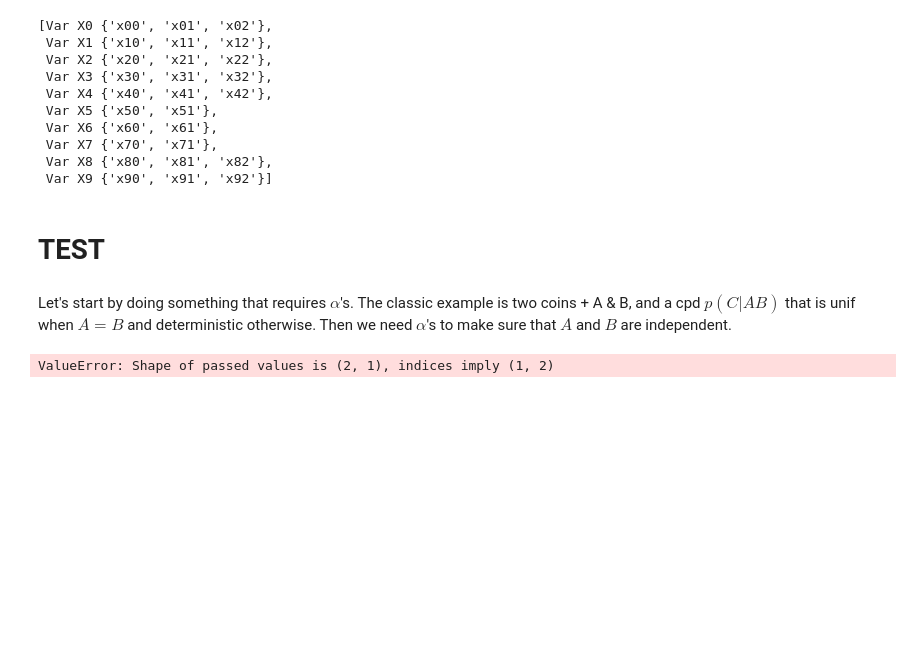
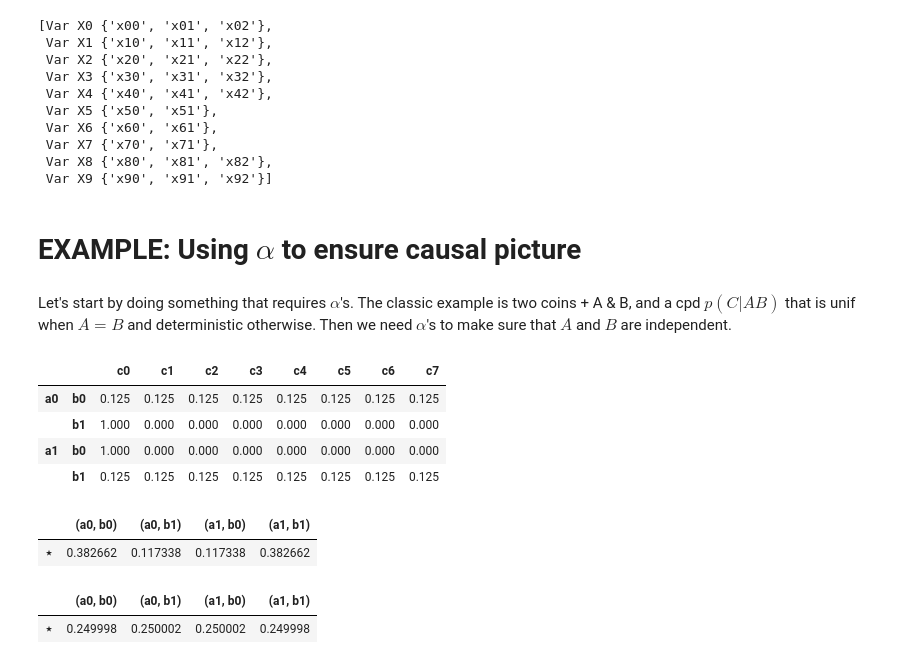
Before and after one commit to orichardson/pdg-expts, a Jupyter notebook: code/expts/ExpCone/CVX-interior-pt-opt-test.ipynb, the cells around one changed output. Saved outputs shown, nothing was run; the diff lists cells and outputs as text; code cells hidden in the pictures; blank space fills up the shorter version.

```diff
--- a/code/expts/ExpCone/CVX-interior-pt-opt-test.ipynb
+++ b/code/expts/ExpCone/CVX-interior-pt-opt-test.ipynb
@@ -375,24 +373,49 @@ M2
  Var X7 {'x70', 'x71'},
  Var X8 {'x80', 'x81', 'x82'},
  Var X9 {'x90', 'x91', 'x92'}]
-# %% [markdown]
-# TEST
+# %% [markdown]
+# EXAMPLE: Using $\alpha$ to ensure causal picture
 # %% [markdown]
 Let's start by doing something that requires $\alpha$'s. The classic example is two coins + A & B, and a cpd $p(C|AB)$ that is unif when $A = B$ and deterministic otherwise. Then we need $\alpha$'s to make sure that $A$ and $B$ are independent.
 # %%
 M = PDG()
 
 A = Var.alph("A",2)
 B = Var.alph("B",2)
 C = Var.alph("C",8)
 
 M += A,B,C
 
-M += "coin-A", CPT.from_matrix(Unit, A, np.array([0.5, 0.5]).reshape(2,1))
-M += "coin-B", CPT.from_matrix(Unit, B, np.array([0.5, 0.5].reshape(2,1)))
+M += "coin-A", CPT.from_matrix(Unit, A, np.array([0.5, 0.5]).reshape(1,2))
+M += "coin-B", CPT.from_matrix(Unit, B, np.array([0.5, 0.5]).reshape(1,2))
 
 M += "p", CPT.from_ddict(A & B, C,
-        { (a,b) : { c : 1/len(C) for c in C } if a == b
-                    else { 'c1' : 1 } for (a,b) in A&B })
+        { (a,b) : { c : 1/len(C) for c in C } if a[-1] == b[-1]
+                    else  1  for (a,b) in A&B })
+
+M['p']
 # %% [output]
-ValueError: Shape of passed values is (2, 1), indices imply (1, 2)
+|  |  | c0 | c1 | c2 | c3 | c4 | c5 | c6 | c7 |
+| a0 | b0 | 0.125 | 0.125 | 0.125 | 0.125 | 0.125 | 0.125 | 0.125 | 0.125 |
+|  | b1 | 1.000 | 0.000 | 0.000 | 0.000 | 0.000 | 0.000 | 0.000 | 0.000 |
+| a1 | b0 | 1.000 | 0.000 | 0.000 | 0.000 | 0.000 | 0.000 | 0.000 | 0.000 |
+|  | b1 | 0.125 | 0.125 | 0.125 | 0.125 | 0.125 | 0.125 | 0.125 | 0.125 |
+# %%
+from pdg.alg import interior_pt as ip
+
+# list(M.edges("XY"))
+# M._idxs( A & B )
+# M.dshape
+
+mu1 = ip.cvx_opt_joint(M, False)
+mu2 = ip.cvx_opt_joint(M, True)
+mu1[A,B]
+# %% [output]
+|  | (a0, b0) | (a0, b1) | (a1, b0) | (a1, b1) |
+| ⋆ | 0.382662 | 0.117338 | 0.117338 | 0.382662 |
+# %%
+mu2 = ip.cvx_opt_joint(M)
+mu2[A,B]
+# %% [output]
+|  | (a0, b0) | (a0, b1) | (a1, b0) | (a1, b1) |
+| ⋆ | 0.249998 | 0.250002 | 0.250002 | 0.249998 |
```
Also changed, not shown: parts of 11 cells of this notebook, 2 other files.
